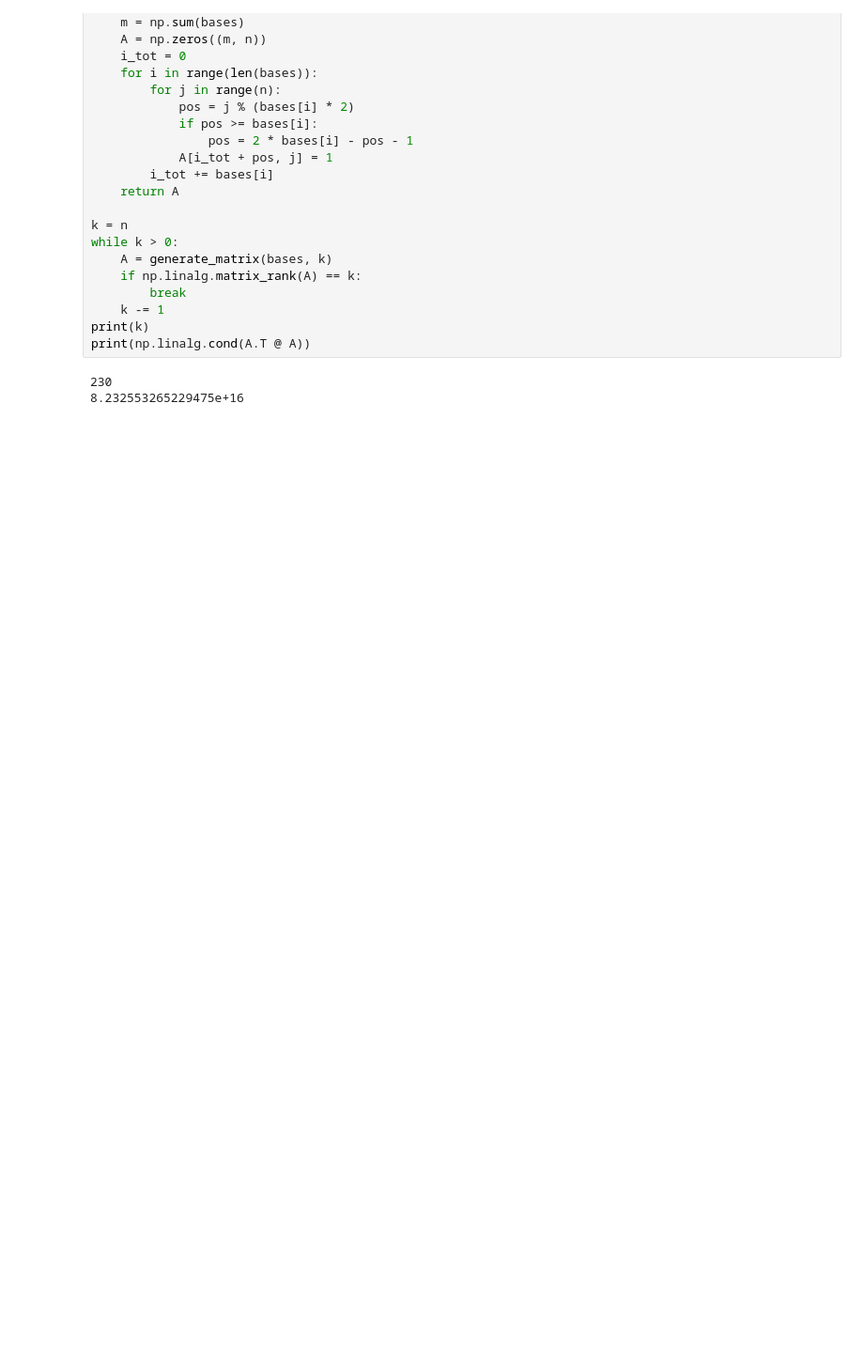
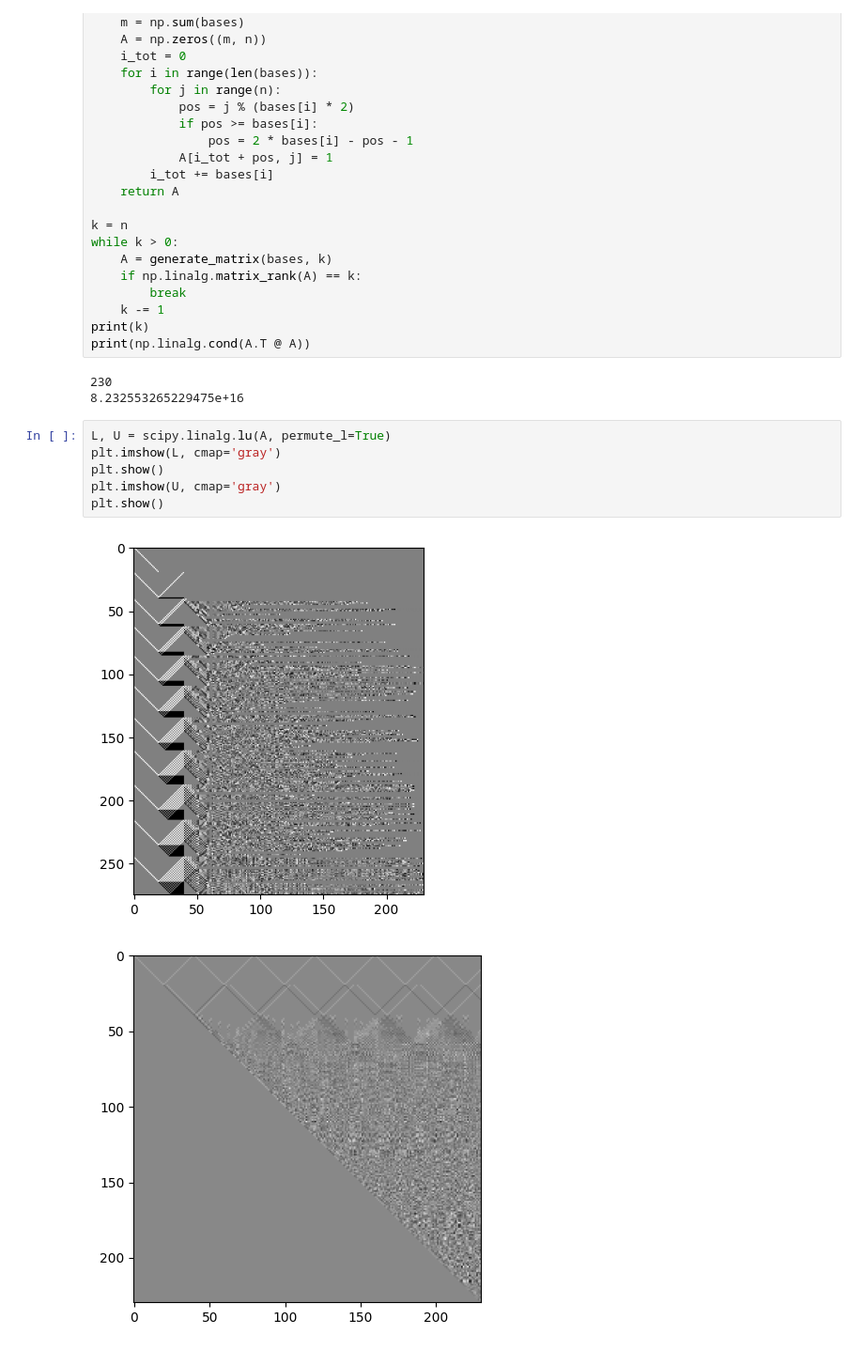
Before and after one commit to Duanyll/h743framework, a Jupyter notebook: SignalNet/bandpass.ipynb, the cells around one changed output. Shown: that part at 94% size. Cells and saved outputs as stored; diff of their text form; blank space fills up the shorter version.

```diff
--- a/SignalNet/bandpass.ipynb
+++ b/SignalNet/bandpass.ipynb
@@ -237,6 +237,15 @@ print(np.linalg.cond(A.T @ A))
 # %% [output]
 230
 8.232553265229475e+16
+# %%
+L, U = scipy.linalg.lu(A, permute_l=True)
+plt.imshow(L, cmap='gray')
+plt.show()
+plt.imshow(U, cmap='gray')
+plt.show()
+# %% [output]
+[figure, added]
+[figure, added]
 # %%
 def sample_for_base(base):
     n = base * 20
```
Also changed, not shown: parts of 3 cells of this notebook, 13 other files.
